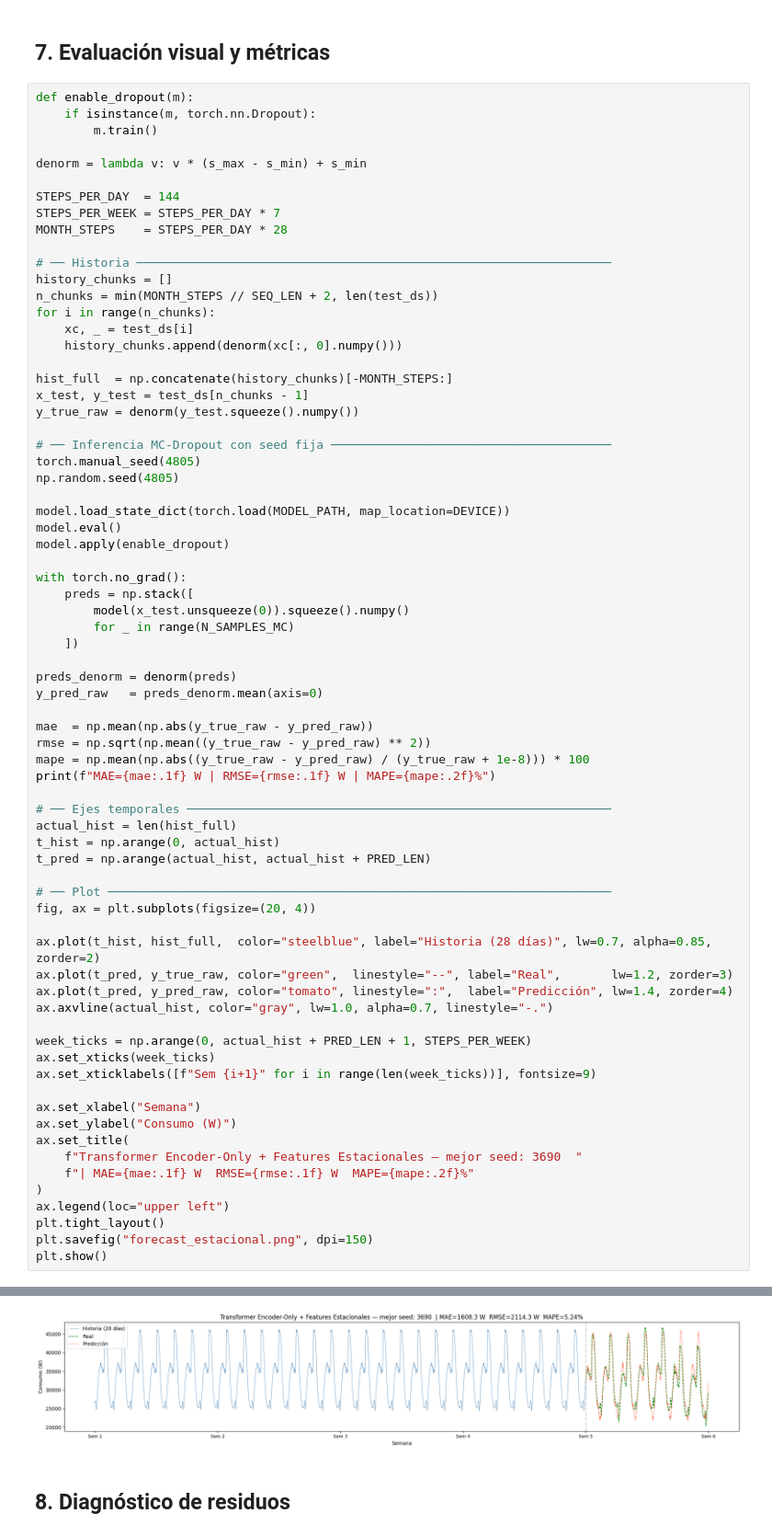
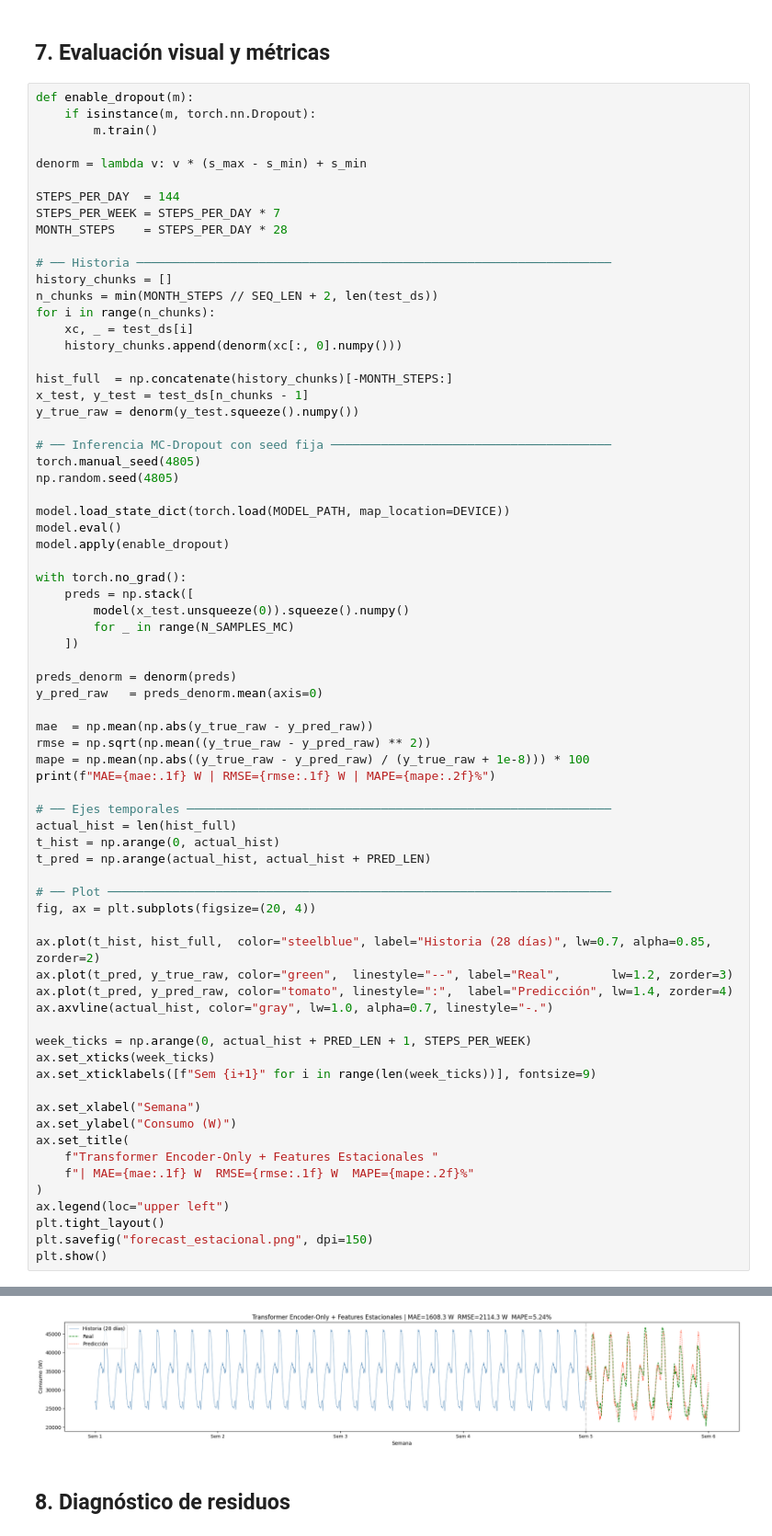
Before and after one commit to GonzaloIgta/Electric-Power-Consumption, a Jupyter notebook: Transformer based architecture/transformer_estacional.ipynb, the cells around one changed output, grey strips where cells are left out. Shown at 92% size. Saved outputs shown, nothing was run; the diff lists cells and outputs as text.

```diff
--- a/Transformer based architecture/transformer_estacional.ipynb
+++ b/Transformer based architecture/transformer_estacional.ipynb
@@ -345,35 +345,35 @@ mape = np.mean(np.abs((y_true_raw - y_pred_raw) / (y_true_raw + 1e-8))) * 100
 print(f"MAE={mae:.1f} W | RMSE={rmse:.1f} W | MAPE={mape:.2f}%")
 
 # ── Ejes temporales ───────────────────────────────────────────────────────────
 actual_hist = len(hist_full)
 t_hist = np.arange(0, actual_hist)
 t_pred = np.arange(actual_hist, actual_hist + PRED_LEN)
 
 # ── Plot ──────────────────────────────────────────────────────────────────────
 fig, ax = plt.subplots(figsize=(20, 4))
 
 ax.plot(t_hist, hist_full,  color="steelblue", label="Historia (28 días)", lw=0.7, alpha=0.85, zorder=2)
 ax.plot(t_pred, y_true_raw, color="green",  linestyle="--", label="Real",       lw=1.2, zorder=3)
 ax.plot(t_pred, y_pred_raw, color="tomato", linestyle=":",  label="Predicción", lw=1.4, zorder=4)
 ax.axvline(actual_hist, color="gray", lw=1.0, alpha=0.7, linestyle="-.")
 
 week_ticks = np.arange(0, actual_hist + PRED_LEN + 1, STEPS_PER_WEEK)
 ax.set_xticks(week_ticks)
 ax.set_xticklabels([f"Sem {i+1}" for i in range(len(week_ticks))], fontsize=9)
 
 ax.set_xlabel("Semana")
 ax.set_ylabel("Consumo (W)")
 ax.set_title(
-    f"Transformer Encoder-Only + Features Estacionales — mejor seed: 3690  "
+    f"Transformer Encoder-Only + Features Estacionales "
     f"| MAE={mae:.1f} W  RMSE={rmse:.1f} W  MAPE={mape:.2f}%"
 )
 ax.legend(loc="upper left")
 plt.tight_layout()
 plt.savefig("forecast_estacional.png", dpi=150)
 plt.show()
 # %% [output]
 MAE=1608.3 W | RMSE=2114.3 W | MAPE=5.24%
-[figure, old version]
+[figure, new version]
 # %% [markdown]
 ## 8. Diagnóstico de residuos
 # %%
```
Also changed, not shown: 1 other file.
